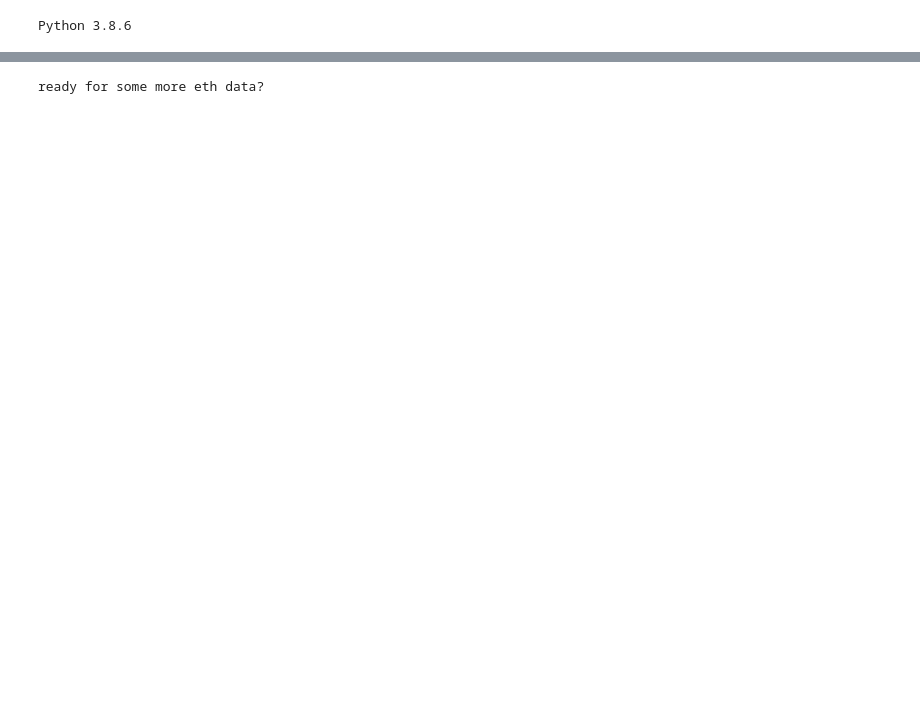
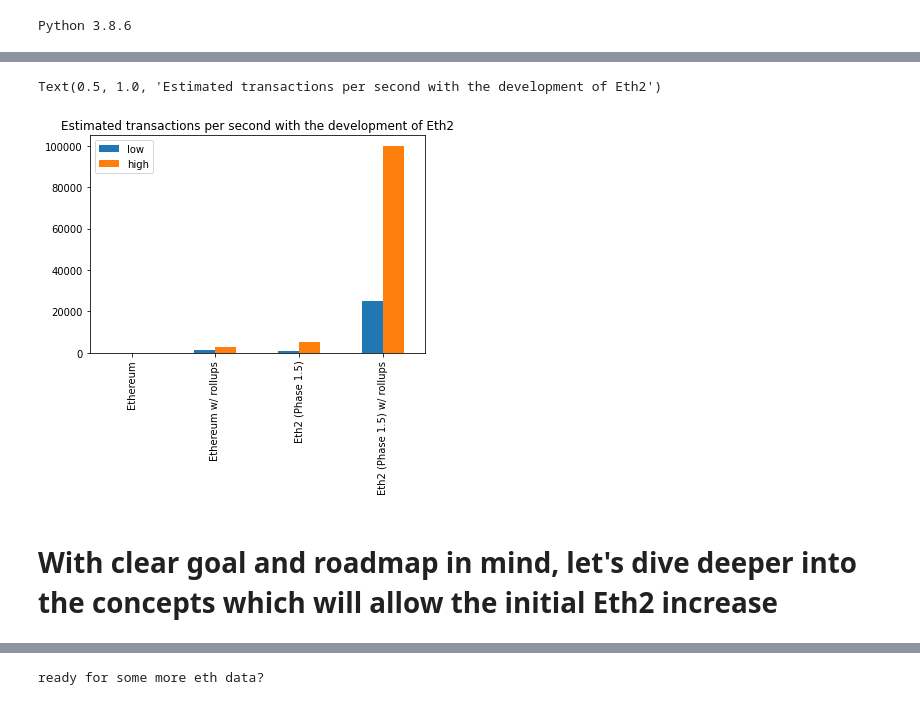
Before and after one commit to dOrgTech/MedallaDataChallenge, a Jupyter notebook: 01_medalla_initial_exploration.ipynb, the cells around one changed output, grey strips where cells are left out. Cells and saved outputs as stored; diff of their text form; code cells hidden in the pictures; blank space fills up the shorter version.

Commit message:
Working intro and laying out roadmap

```diff
--- a/01_medalla_initial_exploration.ipynb
+++ b/01_medalla_initial_exploration.ipynb
@@ -7,0 +58,9 @@ import seaborn as sns
+# %%
+Eth_comparison = df.transpose()[["Ethereum", "Ethereum w/ rollups", "Eth2 (Phase 1.5)", "Eth2 (Phase 1.5) w/ rollups"]].transpose()
+Eth_comparison.plot.bar()
+plt.title("Estimated transactions per second with the development of Eth2")
+# %% [output]
+Text(0.5, 1.0, 'Estimated transactions per second with the development of Eth2')
+[figure, added]
+# %% [markdown]
+# With clear goal and roadmap in mind, let's dive deeper into the concepts which will allow the initial Eth2 increase
```
Also changed, not shown: parts of 13 cells of this notebook.
